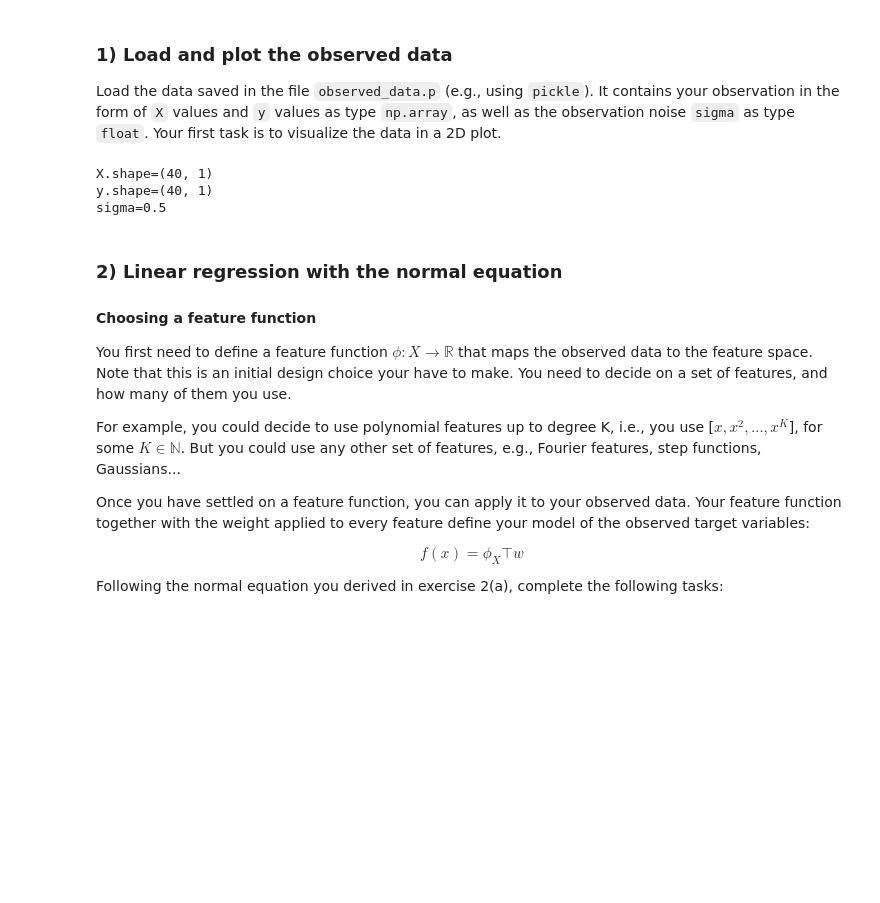
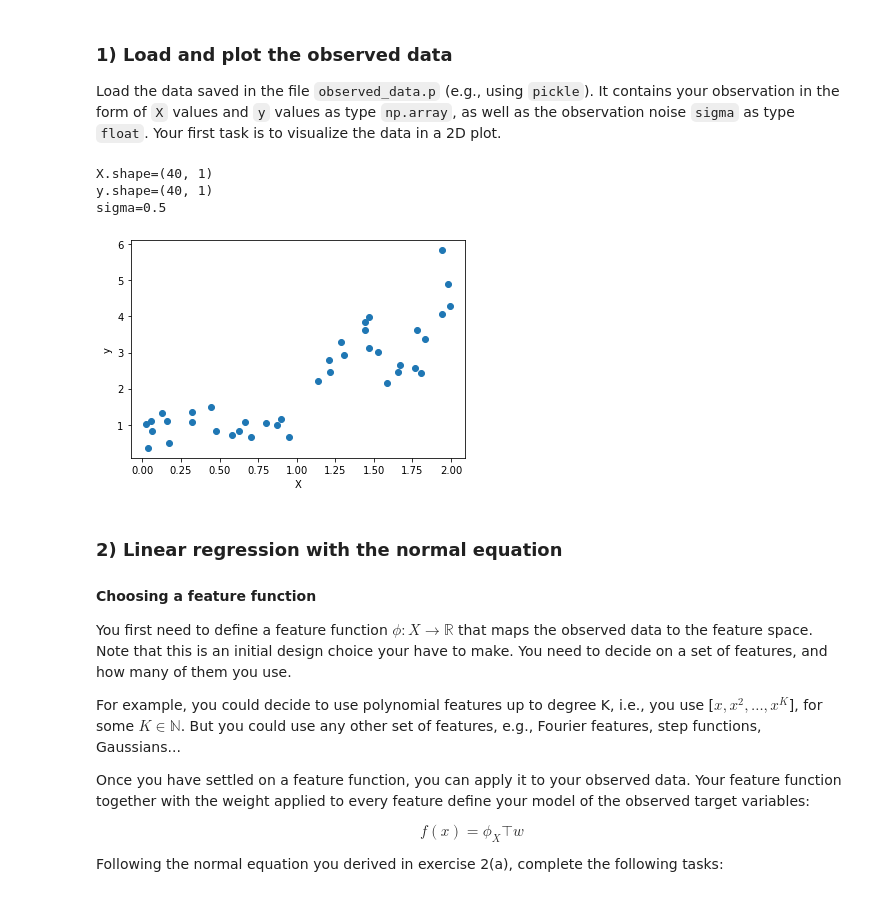
Before and after one commit to Zleander/PML_Exercises, a Jupyter notebook: Ex03/Exercise_03/Exercise_03.ipynb, the cells around one changed output. Cells and saved outputs as stored; diff of their text form; code cells hidden in the pictures; blank space fills up the shorter version.

```diff
--- a/Ex03/Exercise_03/Exercise_03.ipynb
+++ b/Ex03/Exercise_03/Exercise_03.ipynb
@@ -99,15 +99,21 @@ Load the data saved in the file `observed_data.p` (e.g., using `pickle`). It con
 # %%
 # your code goes here...
 with open('observed_data.p', 'rb') as f:
     X, y, sigma = pickle.load(f).values()
 
 print(f'{X.shape=}')
 print(f'{y.shape=}')
 print(f'{sigma=}')
+
+plt.scatter(X,y)
+plt.xlabel('X')
+plt.ylabel('y')
+plt.show()
 # %% [output]
 X.shape=(40, 1)
 y.shape=(40, 1)
 sigma=0.5
+[figure, added]
 # %% [markdown]
 ### 2) Linear regression with the normal equation
 
```
Also changed, not shown: parts of 9 cells of this notebook.
